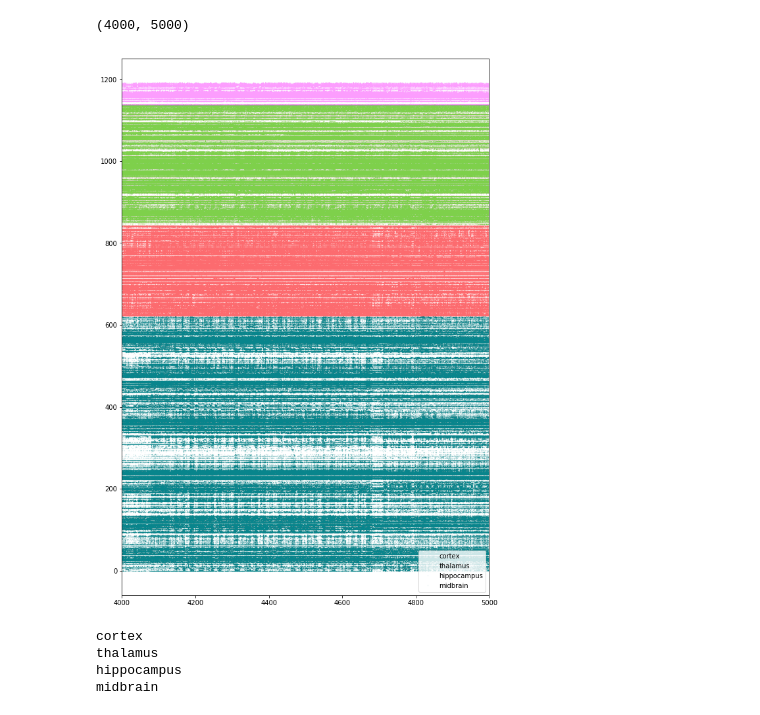
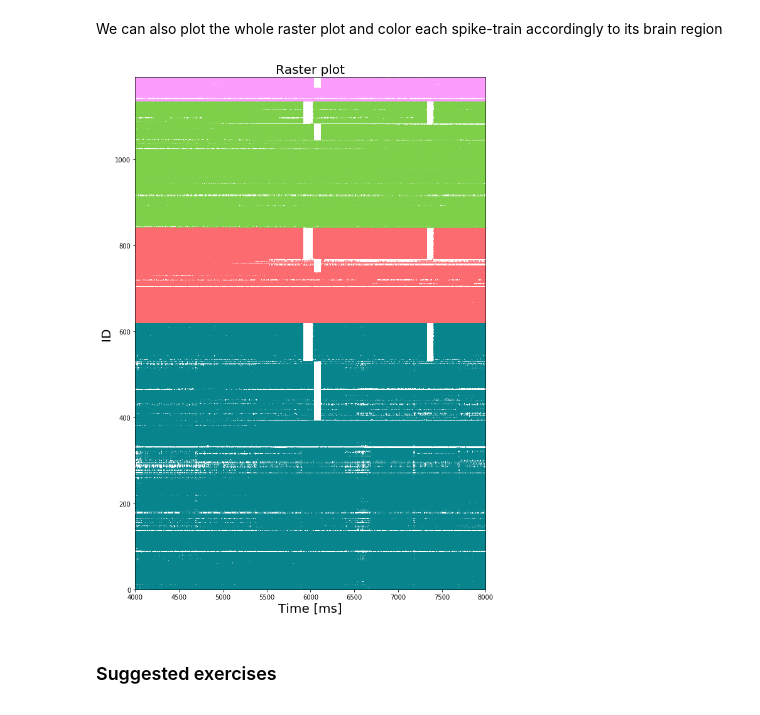
Before and after one commit to ViniciusLima94/allen-dataset, a Jupyter notebook: notebooks/1. Exploring the dataset.ipynb, the cells around one changed output. Drawn from its saved outputs; the diff is of its cells as text; code cells hidden in the pictures.

```diff
--- a/notebooks/1. Exploring the dataset.ipynb
+++ b/notebooks/1. Exploring the dataset.ipynb
@@ -21,8 +34,10 @@ color_dict = {'cortex' :      '#08858C',
 # %%
 nwb_path = '../data/ecephys_cache_dir/session_721123822/session_721123822.nwb'
-
+'''
 session = EcephysSession.from_nwb_path(nwb_path, api_kwargs={
-        "amplitude_cutoff_maximum": np.inf,
-        "presence_ratio_minimum": -np.inf,
-        "isi_violations_maximum": np.inf
-    })
+                                       "amplitude_cutoff_maximum": np.inf,
+                                       "presence_ratio_minimum":  -np.inf,
+                                       "isi_violations_maximum":   np.inf
+                                       })
+'''
+session = EcephysSession.from_nwb_path(nwb_path)
@@ -44,8 +67,0 @@ len( session.spike_times.keys() )
-# %%
-plt.figure(figsize=(10,15))
-count = 0
-for i in session.spike_times.keys():
-    plt.plot(session.spike_times[i], [i]*len(session.spike_times[i]), 'b.', ms=.1)
-    count += 1
-#plt.ylim([0,len(session.spike_times.keys())])
-plt.xlim([4000,5000])
@@ -55,25 +249,22 @@ plt.xlim([4000,5000])
+# %% [markdown]
+We can also plot the whole raster plot and color each spike-train accordingly to its brain region
 # %%
 units = session.units
-# %%
-region = 'cortex'
 # %%
 plt.figure(figsize=(10,15))
 count = 0
 for idx, region in enumerate(region_dict.keys()):
     ids = units[units.ecephys_structure_acronym.isin(region_dict[region])].index.values
     for i in ids:
-        plt.plot(session.spike_times[i], [count]*len(session.spike_times[i]), '.', ms=.1, color = color_dict[region])
+        plt.plot(session.spike_times[i], [count]*len(session.spike_times[i]), '|', ms=1, color = color_dict[region])
         count += 1
-plt.legend(['cortex','thalamus','hippocampus','midbrain'])
-plt.xlim([4000,5000])
+plt.xlim([4000,8000])
+plt.ylim([0,count])
+plt.title('Raster plot', fontsize=20)
+plt.xlabel('Time [ms]', fontsize=20)
+plt.ylabel('ID', fontsize=20)
+plt.savefig('img/raster_plot_session_721123822.png', dpi=150)
 # %% [output]
-(4000, 5000)
-[figure, old version]
+[figure, new version]
-# %%
-for idx, region in enumerate(region_dict.keys()):
-    print(region)
-# %% [output]
-cortex
-thalamus
-hippocampus
-midbrain
+# %% [markdown]
+### Suggested exercises
```
Also changed, not shown: parts of 46 cells of this notebook, 1 other file.
